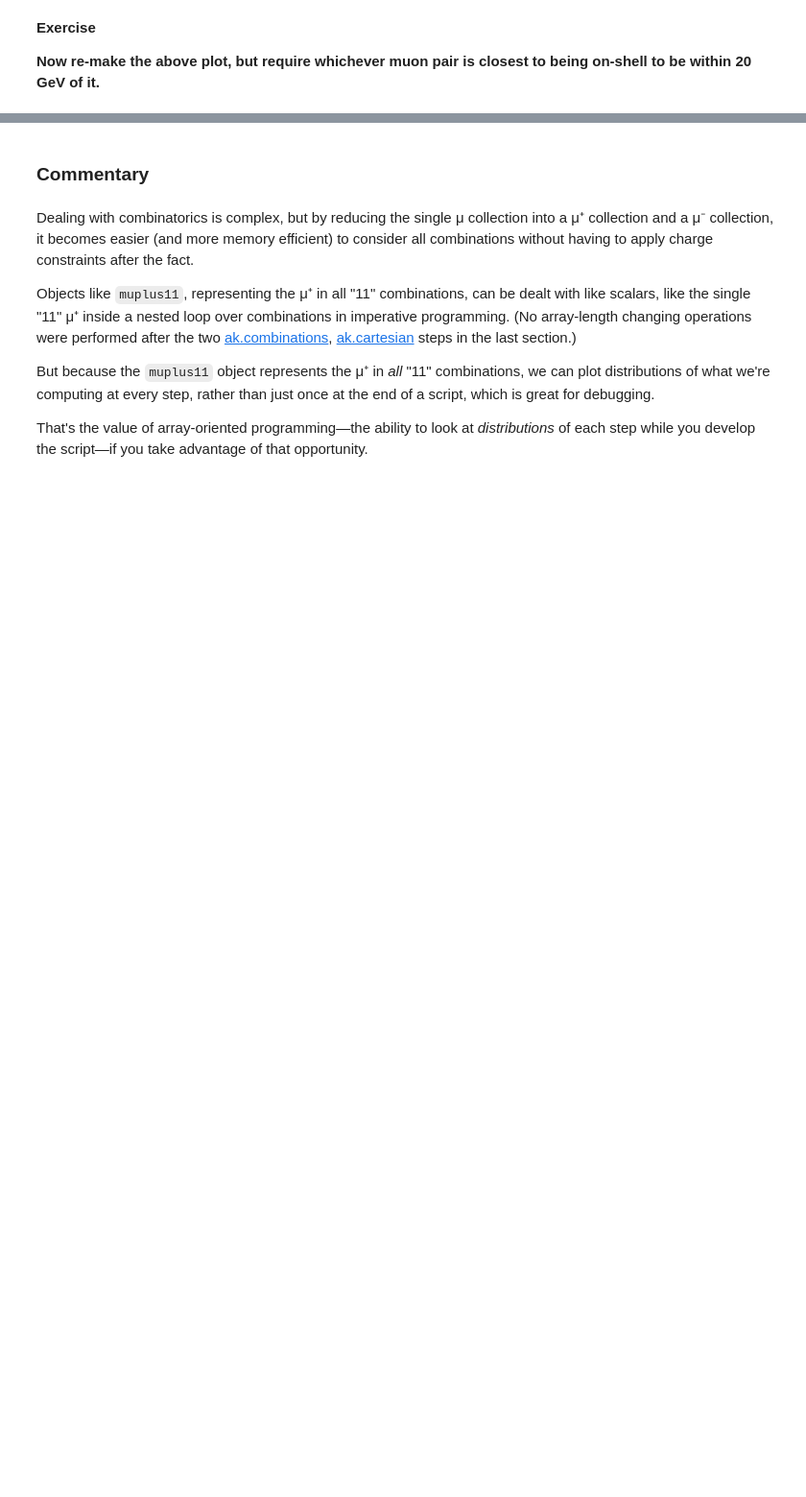
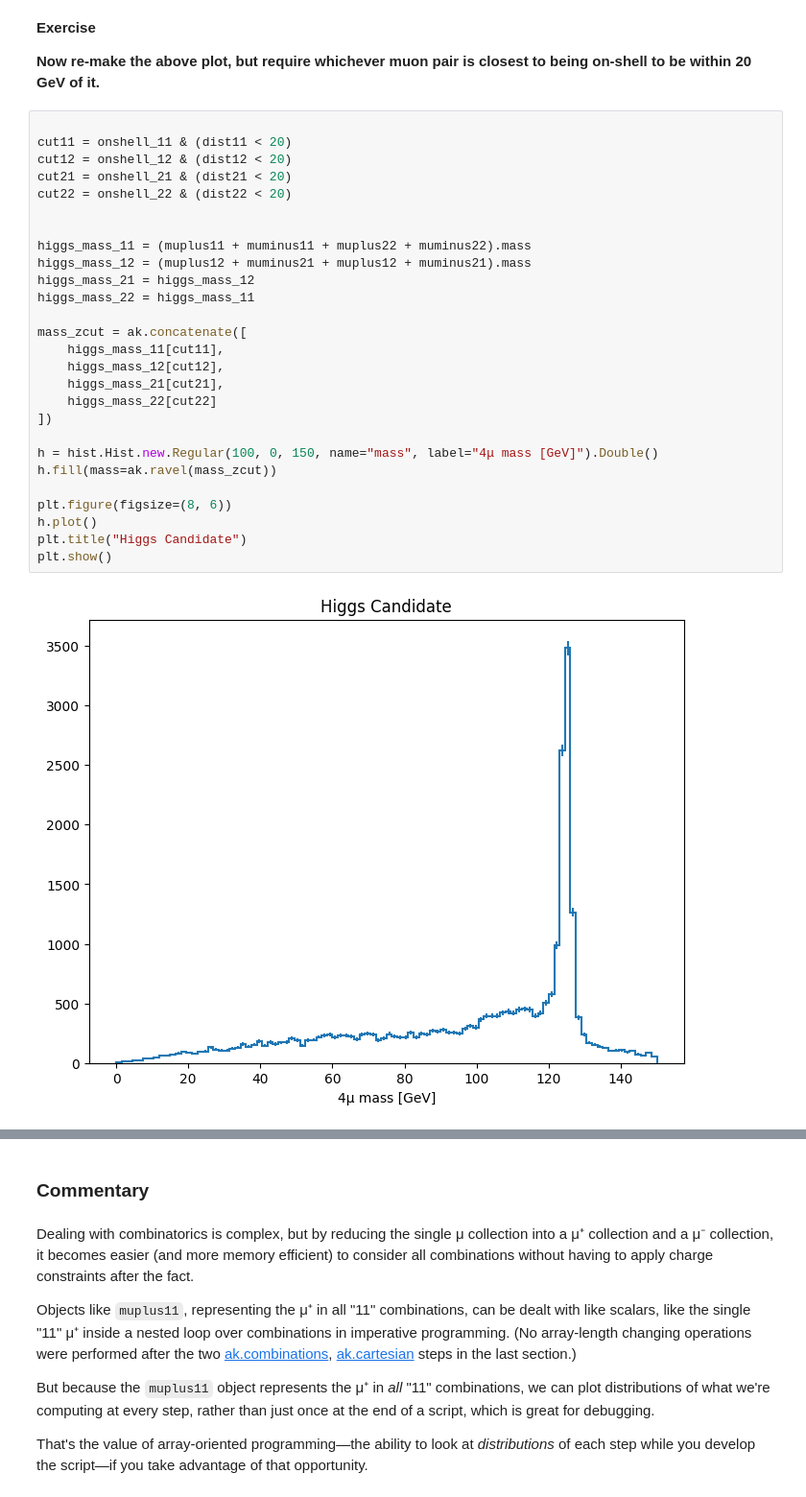
Before and after one commit to shia0/2025-Final-Assignment, a Jupyter notebook: exercises/3_py4HEP_ScikitHEP/py4hep-columnar.ipynb, the cells around one changed output, grey strips where cells are left out. Shown at 96% size. Drawn from its saved outputs; the diff is of its cells as text; blank space fills up the shorter version.

```diff
--- a/exercises/3_py4HEP_ScikitHEP/py4hep-columnar.ipynb
+++ b/exercises/3_py4HEP_ScikitHEP/py4hep-columnar.ipynb
@@ -255,6 +397,35 @@ onshell_11 & (dist11 < 20)
 **Exercise**
 
 **Now re-make the above plot, but require whichever muon pair is closest to being on-shell to be within 20 GeV of it.**
+# %%
+
+cut11 = onshell_11 & (dist11 < 20)
+cut12 = onshell_12 & (dist12 < 20)
+cut21 = onshell_21 & (dist21 < 20)
+cut22 = onshell_22 & (dist22 < 20)
+
+
+higgs_mass_11 = (muplus11 + muminus11 + muplus22 + muminus22).mass
+higgs_mass_12 = (muplus12 + muminus21 + muplus12 + muminus21).mass
+higgs_mass_21 = higgs_mass_12
+higgs_mass_22 = higgs_mass_11
+
+mass_zcut = ak.concatenate([
+    higgs_mass_11[cut11],
+    higgs_mass_12[cut12],
+    higgs_mass_21[cut21],
+    higgs_mass_22[cut22]
+])
+
+h = hist.Hist.new.Regular(100, 0, 150, name="mass", label="4μ mass [GeV]").Double()
+h.fill(mass=ak.ravel(mass_zcut))
+
+plt.figure(figsize=(8, 6))
+h.plot()
+plt.title("Higgs Candidate")
+plt.show()
+# %% [output]
+[figure, added]
 # %% [markdown]
 Should look like:
 
```
Also changed, not shown: parts of 23 cells of this notebook.
